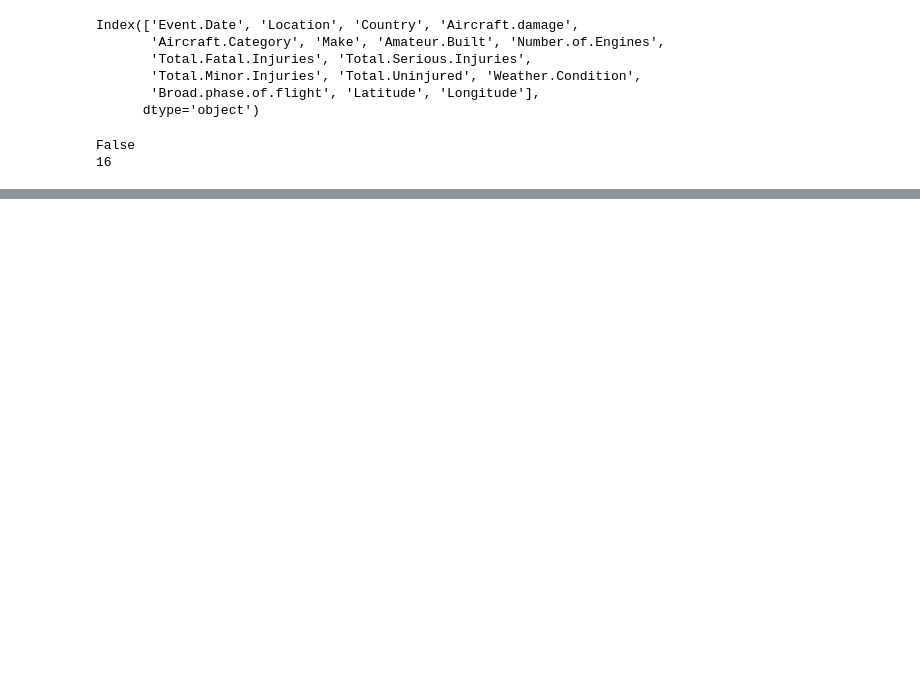
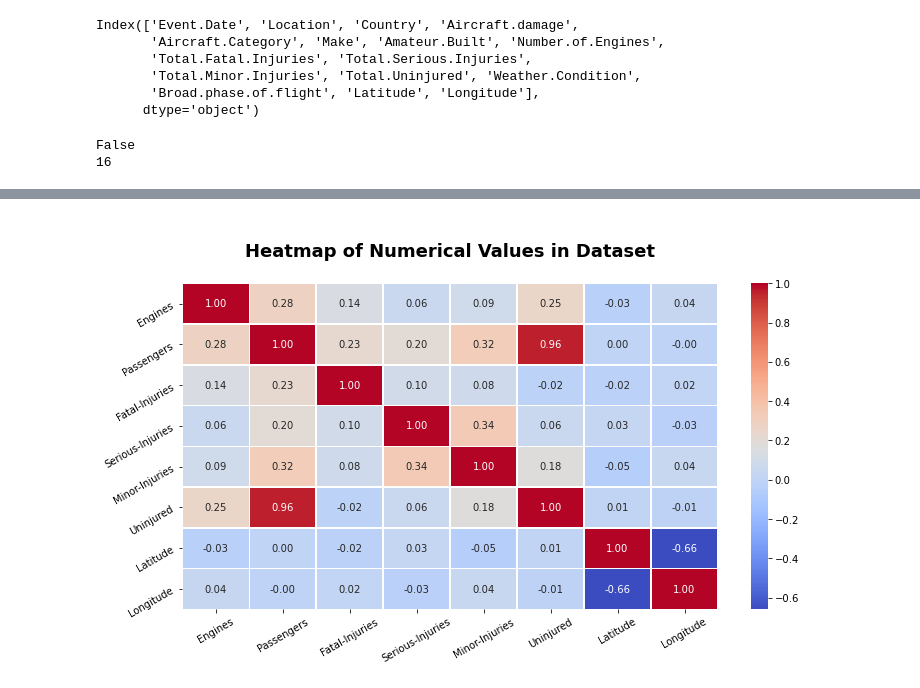
Before and after one commit to rurigi-waweru/dsfpt10-p1-dsc-phase-1-project, a Jupyter notebook: test-ground.ipynb, the cells around one changed output, grey strips where cells are left out. Drawn from its saved outputs; the diff is of its cells as text; code cells hidden in the pictures; blank space fills up the shorter version.

Commit message:
commiting Plot Analysis -b

```diff
--- a/test-ground.ipynb
+++ b/test-ground.ipynb
@@ -370,3 +370,4 @@ df.Make.nunique() # 8068
 df.Make.value_counts()
 # dropping column
 # df.drop('Make', axis=1, inplace=True)
+df = df.dropna(subset=['Make'])
@@ -826,6 +814,7 @@ False
 # 1/0
 # rename the columns
 columns={'Event.Date': 'Date',
+         'Make': 'Manufacturer',
          'Number.of.Engines': 'Engines',
          'Aircraft.damage': 'DamageLevel',
          'Amateur.Built': 'Built',
@@ -899,7 +869,0 @@ Index(['date', 'Location', 'Country', 'DamageLevel', 'TypeOfAircraft', 'Make',
-# %%
-# number in flight
-# df.passengers =
-df.passengers = df[['Fatal-Injuries', 'Serious-Injuries', 'Minor-Injuries', 'Uninjured']].sum(axis=1)
-
-# rearrange columns
-list(df.columns)
@@ -923,0 +870,7 @@ list(df.columns)
+# %%
+# value_counts of column
+print(df.Manufacturer.value_counts().to_frame())
+# Capitalize the first letter of each word in 'Manufacturer' column
+df['Manufacturer'] = df['Manufacturer'].str.lower().str.title()
+# confirming
+df.Manufacturer.value_counts().to_frame()[:10]
@@ -944,0 +970,20 @@ The End!
+# %%
+# corr matrix
+corr_matrix = df.corr()
+
+# figure size
+plt.figure(figsize=(12, 6))  # w, h
+# heatmap
+sns.heatmap(corr_matrix, annot=True, cmap='coolwarm', fmt='.2f', linewidths=0.5)
+
+# Rotation of the axis labels
+plt.xticks(rotation=30)
+plt.yticks(rotation=30)
+
+# Labels
+plt.title('\nHeatmap of Numerical Values in Dataset\n', fontsize=18, fontweight='bold')
+
+# teh Plot
+plt.show();
+# %% [output]
+[figure, added]
```
Also changed, not shown: parts of 23 cells of this notebook, 4 other files.
